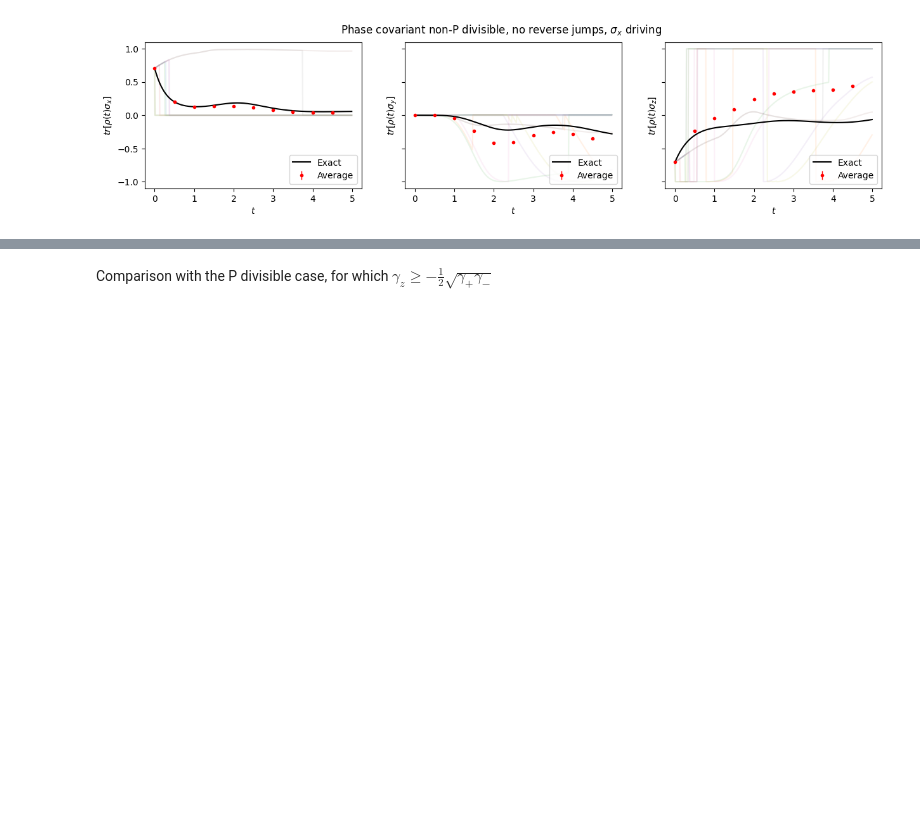
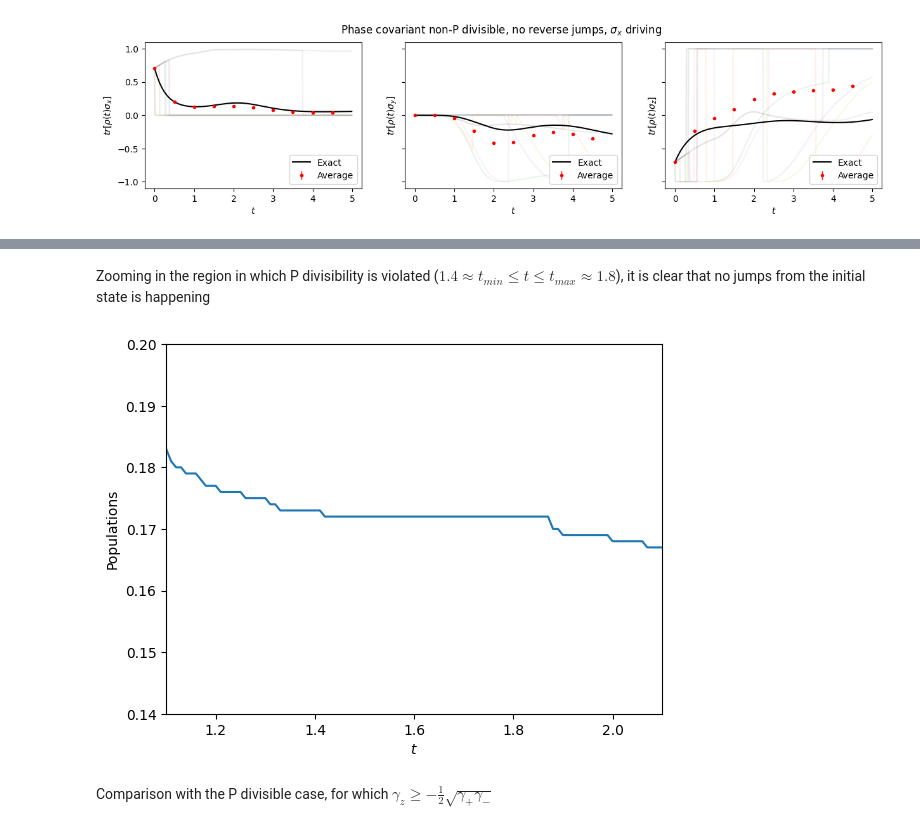
Before and after one commit to federicoSettimo/ROQJ, a Jupyter notebook: Examples/Phase covariant.ipynb, the cells around one changed output, grey strips where cells are left out. Drawn from its saved outputs; the diff is of its cells as text; code cells hidden in the pictures; blank space fills up the shorter version.

```diff
--- a/Examples/Phase covariant.ipynb
+++ b/Examples/Phase covariant.ipynb
@@ -260,3 +306,32 @@ plot("Phase covariant non-P divisible, no reverse jumps, $\sigma_x$ driving")
+# %% [markdown]
+Zooming in the region in which P divisibility is violated ($1.4\approx t_{min} \le t \le t_{max}\approx1.8$), it is clear that no jumps from the initial state is happening
+# %%
+filein = open("../params.txt")
+Ncopies = int(filein.readline())
+Nensemble = int(filein.readline())
+ti = float(filein.readline())
+tf = float (filein.readline())
+dt = float(filein.readline())
+Npoints = int((tf-ti)/dt)
+
+t = np.arange(ti,tf,dt)
+
+n_init = np.zeros(Npoints)
+f_init = open("../n_init.txt")
+for i in range(Npoints):
+    n_init[i] = f_init.readline()
+
+plt.plot(t,n_init,label=r'$|\psi^{det}>$')
+
+plt.ylabel("Populations")
+plt.xlabel(r'$t$')
+
+plt.xlim(1.1,2.1)
+plt.ylim(0.14,0.2)
+
+plt.show()
+# %% [output]
+[figure, added]
 # %% [markdown]
 Comparison with the P divisible case, for which $\gamma_z \ge -\frac12\sqrt{\gamma_+\gamma_-}$
 # %%
```
Also changed, not shown: parts of 2 cells of this notebook.
